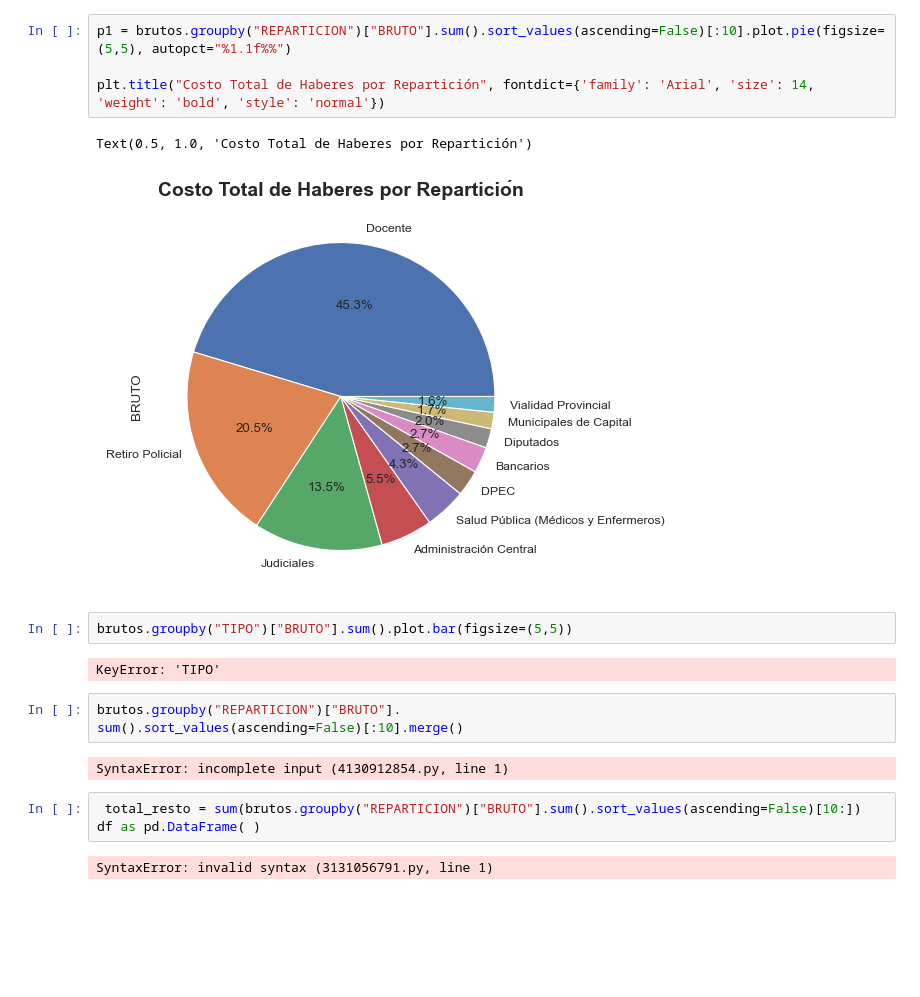
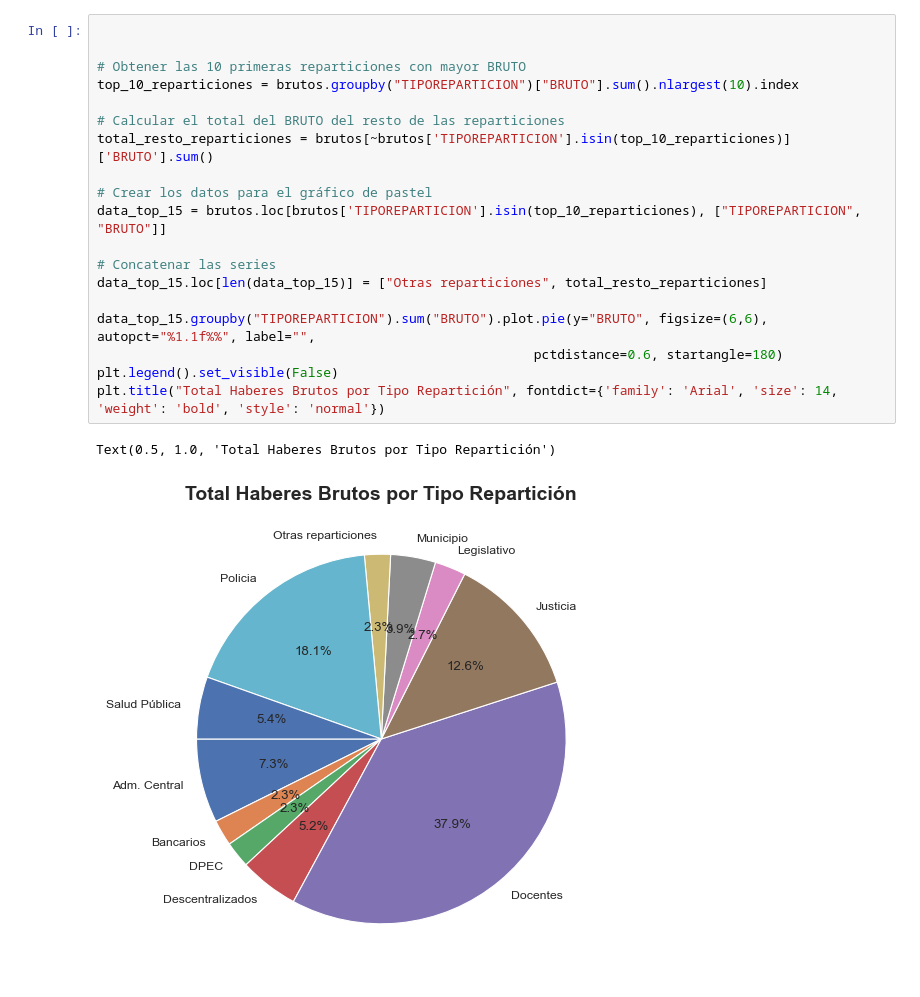
Before and after one commit to chrisgalvez/ReportesLiquidaciones, a Jupyter notebook: estadisticas-liquidaciones.ipynb, the cells around one changed output. Cells and saved outputs as stored; diff of their text form; blank space fills up the shorter version.

```diff
--- a/estadisticas-liquidaciones.ipynb
+++ b/estadisticas-liquidaciones.ipynb
@@ -125,21 +118,22 @@ plt.show()
-# %%
-p1 = brutos.groupby("REPARTICION")["BRUTO"].sum().sort_values(ascending=False)[:10].plot.pie(figsize=(5,5), autopct="%1.1f%%")
-
-plt.title("Costo Total de Haberes por Repartición", fontdict={'family': 'Arial', 'size': 14, 'weight': 'bold', 'style': 'normal'})
-# %% [output]
-Text(0.5, 1.0, 'Costo Total de Haberes por Repartición')
-[figure, removed]
-# %%
-brutos.groupby("TIPO")["BRUTO"].sum().plot.bar(figsize=(5,5))
-# %% [output]
-KeyError: 'TIPO'
-# %%
-brutos.groupby("REPARTICION")["BRUTO"].
-sum().sort_values(ascending=False)[:10].merge()
-# %% [output]
-SyntaxError: incomplete input (4130912854.py, line 1)
-# %%
- total_resto = sum(brutos.groupby("REPARTICION")["BRUTO"].sum().sort_values(ascending=False)[10:])
-df as pd.DataFrame( )
-# %% [output]
-SyntaxError: invalid syntax (3131056791.py, line 1)
+# %%
+
+
+# Obtener las 10 primeras reparticiones con mayor BRUTO
+top_10_reparticiones = brutos.groupby("TIPOREPARTICION")["BRUTO"].sum().nlargest(10).index
+
+# Calcular el total del BRUTO del resto de las reparticiones
+total_resto_reparticiones = brutos[~brutos['TIPOREPARTICION'].isin(top_10_reparticiones)]['BRUTO'].sum()
+
+# Crear los datos para el gráfico de pastel
+data_top_15 = brutos.loc[brutos['TIPOREPARTICION'].isin(top_10_reparticiones), ["TIPOREPARTICION", "BRUTO"]]
+
+# Concatenar las series
+data_top_15.loc[len(data_top_15)] = ["Otras reparticiones", total_resto_reparticiones]
+
+data_top_15.groupby("TIPOREPARTICION").sum("BRUTO").plot.pie(y="BRUTO", figsize=(6,6), autopct="%1.1f%%", label="",
+                                                        pctdistance=0.6, startangle=180)
+plt.legend().set_visible(False)
+plt.title("Total Haberes Brutos por Tipo Repartición", fontdict={'family': 'Arial', 'size': 14, 'weight': 'bold', 'style': 'normal'})
+# %% [output]
+Text(0.5, 1.0, 'Total Haberes Brutos por Tipo Repartición')
+[figure, added]
```
Also changed, not shown: parts of 15 cells of this notebook, 2 other files.
